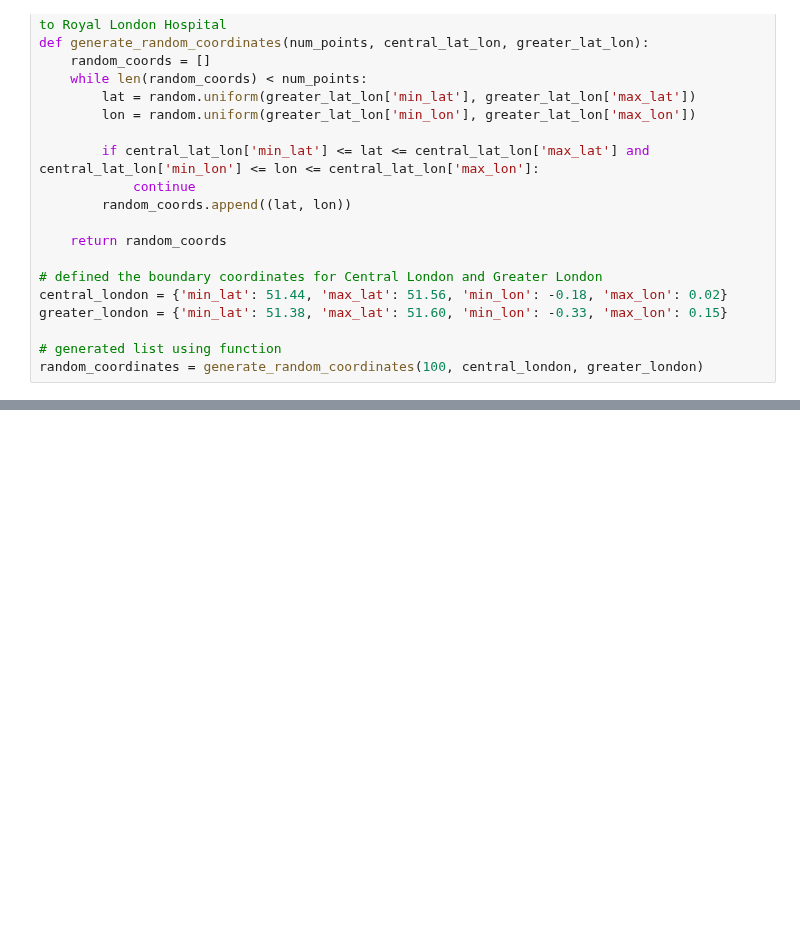
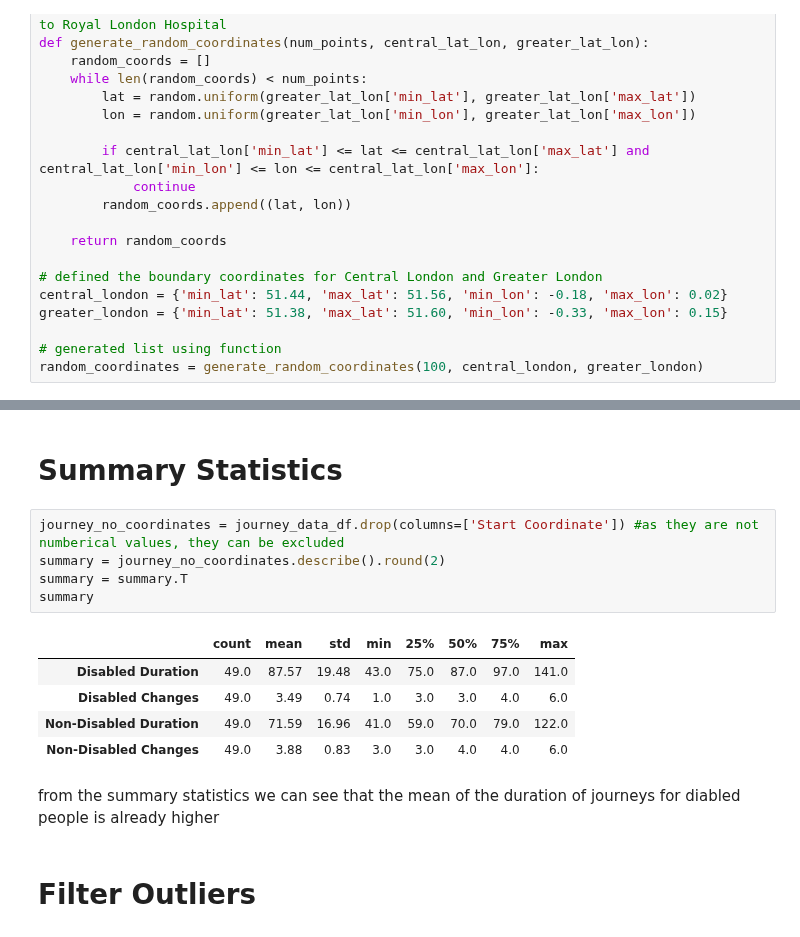
Before and after one commit to bofeng2268/qm2, a Jupyter notebook: random_routes.ipynb, the cells around one changed output, grey strips where cells are left out. Drawn from its saved outputs; the diff is of its cells as text; blank space fills up the shorter version.

```diff
--- a/random_routes.ipynb
+++ b/random_routes.ipynb
@@ -151,0 +202,17 @@ print(tabulate(journey_data_df, headers='keys', tablefmt='pretty')) #printing fo
+# %% [markdown]
+# **Summary Statistics**
+# %%
+journey_no_coordinates = journey_data_df.drop(columns=['Start Coordinate']) #as they are not numberical values, they can be excluded
+summary = journey_no_coordinates.describe().round(2)
+summary = summary.T
+summary
+# %% [output]
+|  | count | mean | std | min | 25% | 50% | 75% | max |
+| Disabled Duration | 49.0 | 87.57 | 19.48 | 43.0 | 75.0 | 87.0 | 97.0 | 141.0 |
+| Disabled Changes | 49.0 | 3.49 | 0.74 | 1.0 | 3.0 | 3.0 | 4.0 | 6.0 |
+| Non-Disabled Duration | 49.0 | 71.59 | 16.96 | 41.0 | 59.0 | 70.0 | 79.0 | 122.0 |
+| Non-Disabled Changes | 49.0 | 3.88 | 0.83 | 3.0 | 3.0 | 4.0 | 4.0 | 6.0 |
+# %% [markdown]
+from the summary statistics we can see that the mean of the duration of journeys for diabled people is already higher
+# %% [markdown]
+# **Filter Outliers**
```
Also changed, not shown: parts of 17 cells of this notebook.
